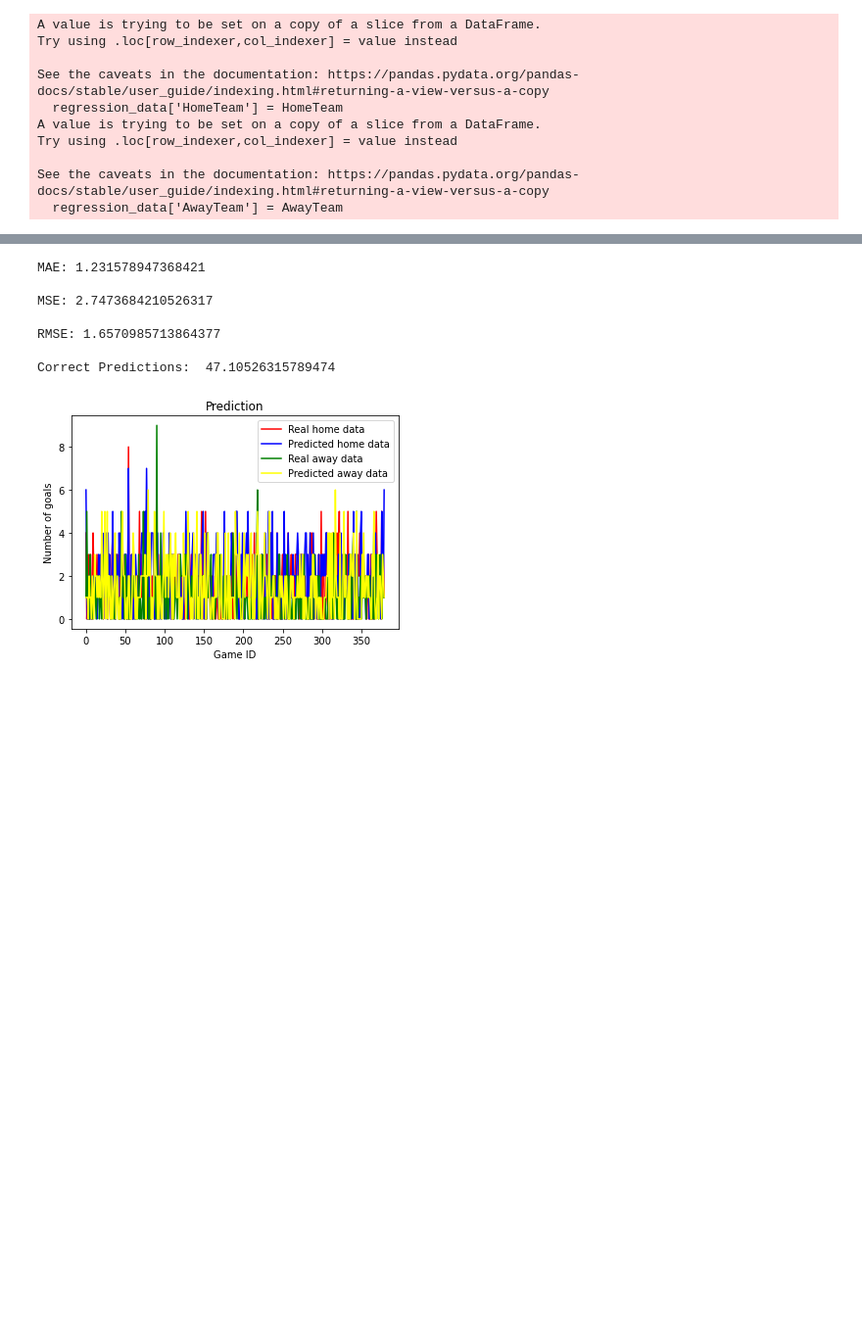
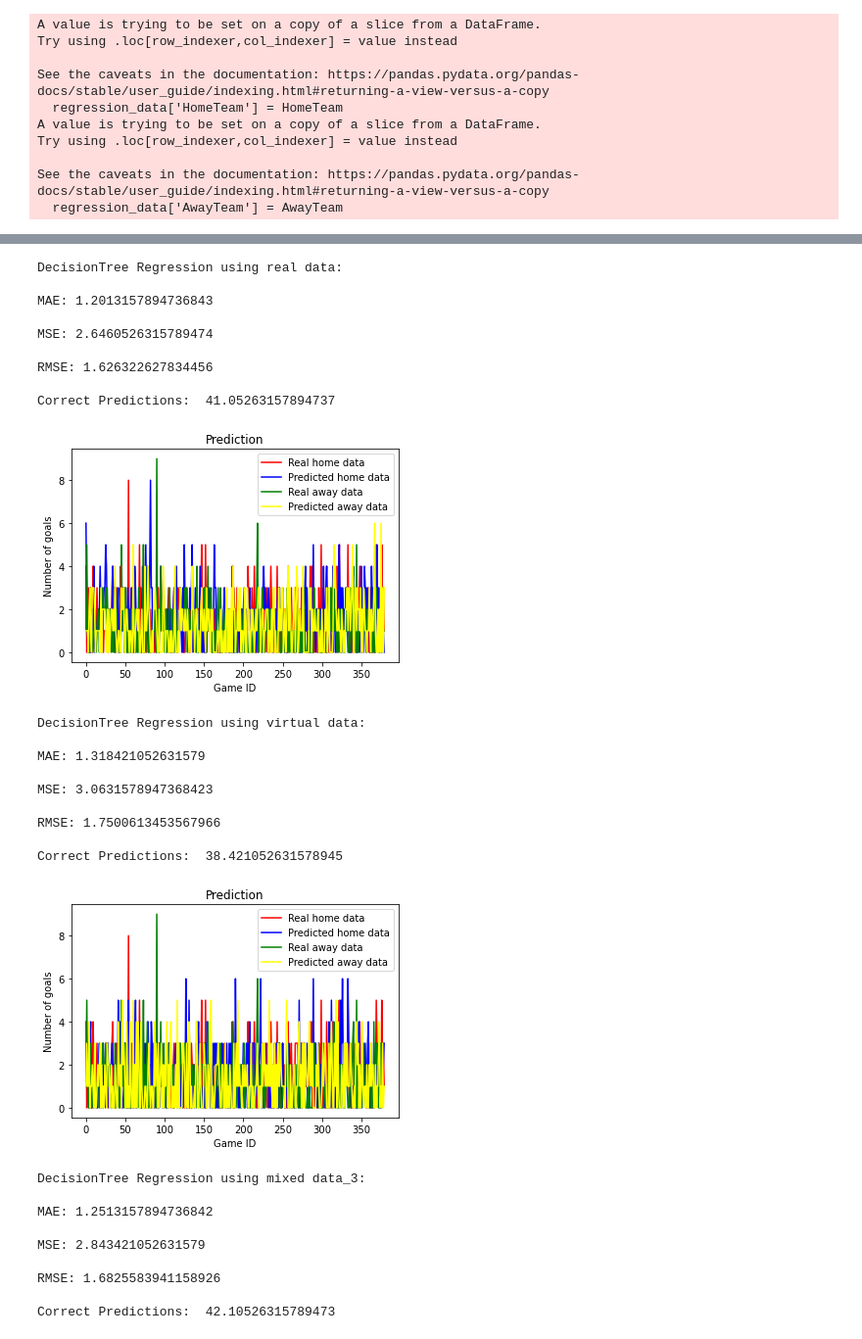
Before and after one commit to OranHoward/Football-Predictions, a Jupyter notebook: Regression.ipynb, the cells around one changed output, grey strips where cells are left out. Shown at 98% size. Cells and saved outputs as stored; diff of their text form; code cells hidden in the pictures; blank space fills up the shorter version.

```diff
--- a/Regression.ipynb
+++ b/Regression.ipynb
@@ -226,24 +284,56 @@ Correct Predictions:  50.26315789473684
 # %%
 from sklearn.tree import DecisionTreeRegressor
 
-model = DecisionTreeRegressor()
-# fit model
-model.fit(X_train_regression, Y_train_regression)
-pred_goals_tree = model.predict(X_test_regression)
-#pred_goals_tree = np.round(pred_goals_tree)
-dt_mae = metrics.mean_absolute_error(Y_test_regression,pred_goals_tree)
-print('\nMAE:',dt_mae)
-print('\nMSE:',metrics.mean_squared_error(Y_test_regression,pred_goals_tree))
-print('\nRMSE:',mean_squared_error(Y_test_regression, pred_goals_tree, squared=False))
-pred_correct = correct_predictions(pred_goals_tree,Y_test_regression)
-print('\nCorrect Predictions: ',pred_correct[0])
-plot_regression(Y_test_regression,pred_goals_tree)
+def DecisionTree_regression(X_train, X_test, Y_train, Y_test):
+
+    model = DecisionTreeRegressor()
+    # fit model
+    model.fit(X_train, Y_train)
+    pred_goals_tree = model.predict(X_test)
+    #pred_goals_tree = np.round(pred_goals_tree)
+    dt_mae = metrics.mean_absolute_error(Y_test,pred_goals_tree)
+    print('\nMAE:',dt_mae)
+    print('\nMSE:',metrics.mean_squared_error(Y_test,pred_goals_tree))
+    print('\nRMSE:',mean_squared_error(Y_test, pred_goals_tree, squared=False))
+    pred_correct = correct_predictions(pred_goals_tree,Y_test)
+    print('\nCorrect Predictions: ',pred_correct[0])
+    plot_regression(Y_test,pred_goals_tree)
+
+print('DecisionTree Regression using real data:')
+DecisionTree_regression_real = DecisionTree_regression(X_train_real_data, X_test_real_data, Y_train_real_data, Y_test_real_data)
+print('\nDecisionTree Regression using virtual data:')
+DecisionTree_regression_virtual = DecisionTree_regression(X_train_virtual_data, X_test_virtual_data, Y_train_virtual_data, Y_test_virtual_data)
+print('\nDecisionTree Regression using mixed data_3:')
+DecisionTree_regression_mixed_data_3 = DecisionTree_regression(X_train_mixed_data_3, X_test_mixed_data_3, Y_train_mixed_data_3, Y_test_mixed_data_3)
+print('\n\nDecisionTree Regression using mixed data_4:')
+DecisionTree_regression_mixed_data_4 = DecisionTree_regression(X_train_mixed_data_4, X_test_mixed_data_4, Y_train_mixed_data_4, Y_test_mixed_data_4)
 # %% [output]
-MAE: 1.231578947368421
+DecisionTree Regression using real data:
 
-MSE: 2.7473684210526317
+MAE: 1.2013157894736843
 
-RMSE: 1.6570985713864377
+MSE: 2.6460526315789474
 
-Correct Predictions:  47.10526315789474
+RMSE: 1.626322627834456
+
+Correct Predictions:  41.05263157894737
-[figure, old version]
+[figure, new version]
+DecisionTree Regression using virtual data:
+
+MAE: 1.318421052631579
+
+MSE: 3.0631578947368423
+
+RMSE: 1.7500613453567966
+
+Correct Predictions:  38.421052631578945
+[figure, added]
+DecisionTree Regression using mixed data_3:
+
+MAE: 1.2513157894736842
+
+MSE: 2.843421052631579
+
+RMSE: 1.6825583941158926
+
+Correct Predictions:  42.10526315789473
```
Also changed, not shown: parts of 16 cells of this notebook.
